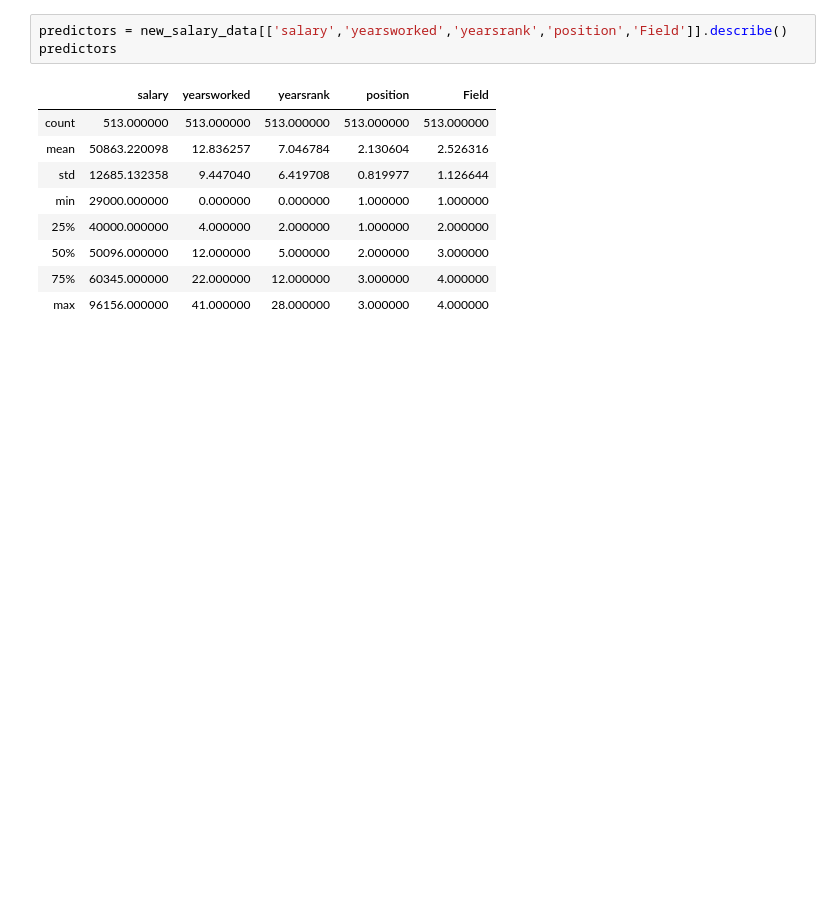
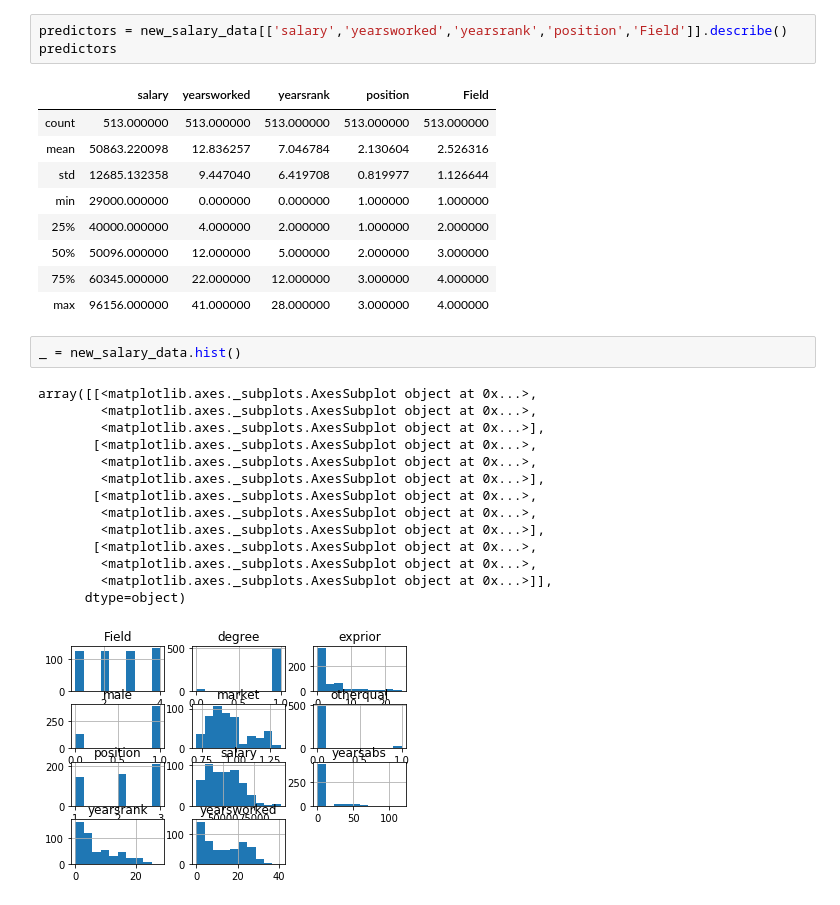
Before and after one commit to KhomotsoT/Multivariate_linear_regression, a Jupyter notebook: Multivariate_linear_regresion.ipynb, the cells around one changed output. Drawn from its saved outputs; the diff is of its cells as text; blank space fills up the shorter version.

```diff
--- a/Multivariate_linear_regresion.ipynb
+++ b/Multivariate_linear_regresion.ipynb
@@ -92,3 +92,20 @@ predictors
 | 50% | 50096.000000 | 12.000000 | 5.000000 | 2.000000 | 3.000000 |
 | 75% | 60345.000000 | 22.000000 | 12.000000 | 3.000000 | 4.000000 |
 | max | 96156.000000 | 41.000000 | 28.000000 | 3.000000 | 4.000000 |
+# %%
+_ = new_salary_data.hist()
+# %% [output]
+array([[<matplotlib.axes._subplots.AxesSubplot object at 0x...>,
+        <matplotlib.axes._subplots.AxesSubplot object at 0x...>,
+        <matplotlib.axes._subplots.AxesSubplot object at 0x...>],
+       [<matplotlib.axes._subplots.AxesSubplot object at 0x...>,
+        <matplotlib.axes._subplots.AxesSubplot object at 0x...>,
+        <matplotlib.axes._subplots.AxesSubplot object at 0x...>],
+       [<matplotlib.axes._subplots.AxesSubplot object at 0x...>,
+        <matplotlib.axes._subplots.AxesSubplot object at 0x...>,
+        <matplotlib.axes._subplots.AxesSubplot object at 0x...>],
+       [<matplotlib.axes._subplots.AxesSubplot object at 0x...>,
+        <matplotlib.axes._subplots.AxesSubplot object at 0x...>,
+        <matplotlib.axes._subplots.AxesSubplot object at 0x...>]],
+      dtype=object)
+[figure, added]
```
